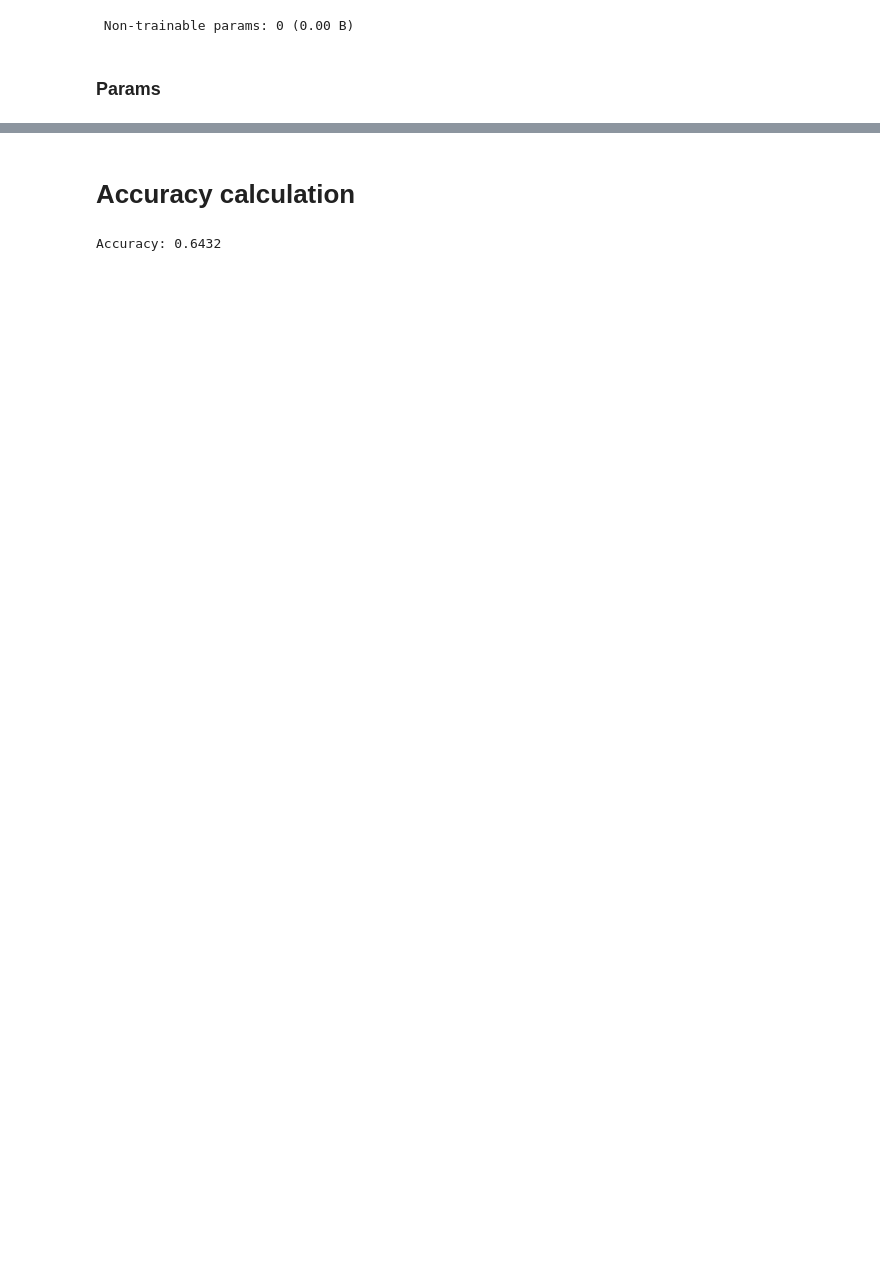
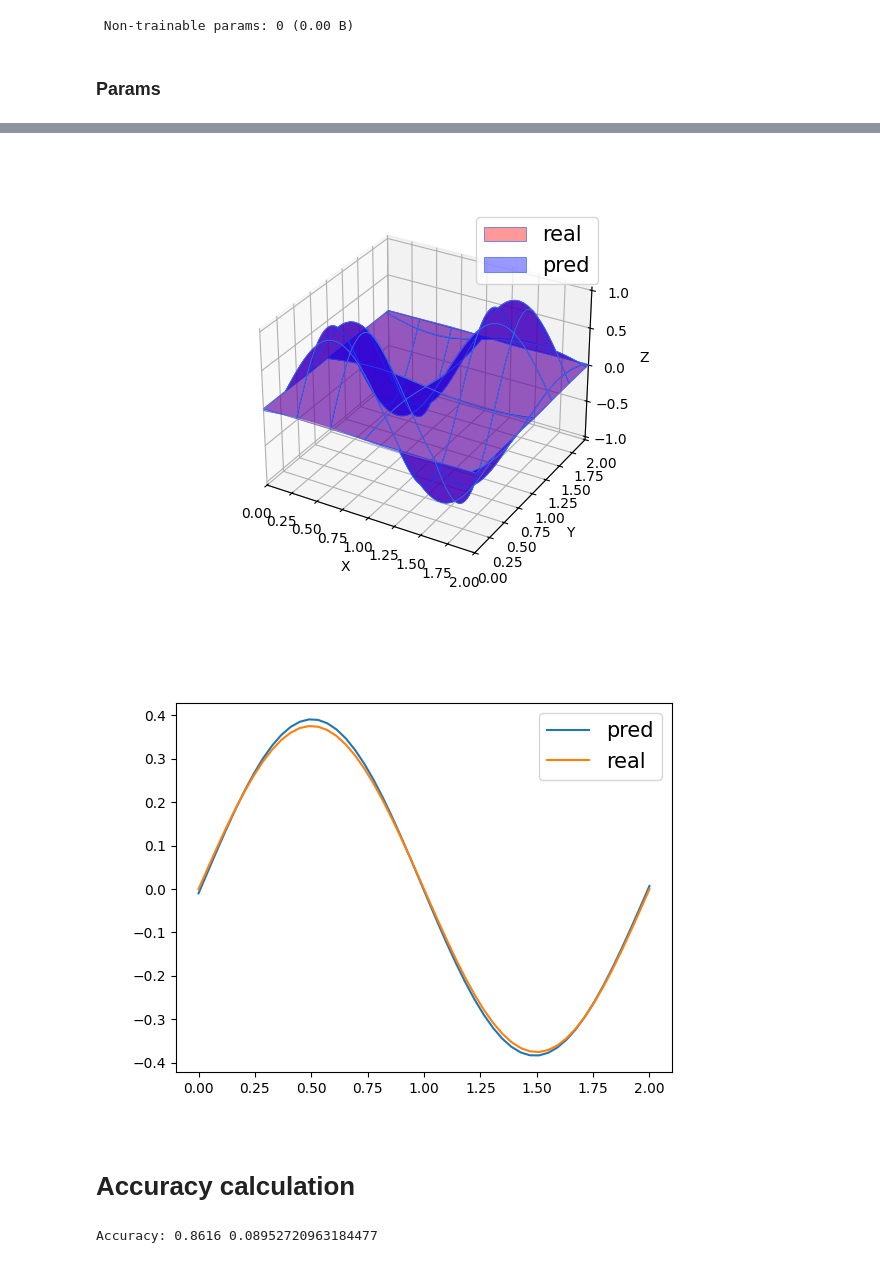
Before and after one commit to C0c0n4t/PINN_Poisson, a Jupyter notebook: src/Puasson.ipynb, the cells around one changed output, grey strips where cells are left out. Saved outputs shown, nothing was run; the diff lists cells and outputs as text; code cells hidden in the pictures; blank space fills up the shorter version.

```diff
--- a/src/Puasson.ipynb
+++ b/src/Puasson.ipynb
@@ -206,15 +162,12 @@ I0000 00:00:1726423149.280746   15726 device_compiler.h:188] Compiled cluster us
+# %%
+import plotting
+
+%matplotlib widget
+plotter = plotting.NNPlots(test_x, test_y, true_u, x, y, pred_u, x_limits, y_limits)
+plotter.plot3d()
+plotter.plot2d_fix_x(3)
+# %% [output]
+[figure, added]
+[figure, added]
 # %% [markdown]
 # Accuracy calculation
-# %%
-# Calculate the number of correct predictions
-correct_predictions = np.sum(np.isclose(pred_u, true_u, rtol=0.1))
-
-# Calculate the total number of predictions
-total_predictions = np.prod(grid_size)
-
-# Calculate the accuracy
-accuracy = correct_predictions / total_predictions
-
-print("Accuracy:", accuracy)
-# %% [output]
-Accuracy: 0.6432
@@ -220,0 +177,6 @@ Accuracy: 0.6432
+# %%
+from accuracy import *
+
+print("Accuracy:", good_perc(pred, true), maape(pred, true))
+# %% [output]
+Accuracy: 0.8616 0.08952720963184477
```
Also changed, not shown: parts of 7 cells of this notebook, 2 other files.
